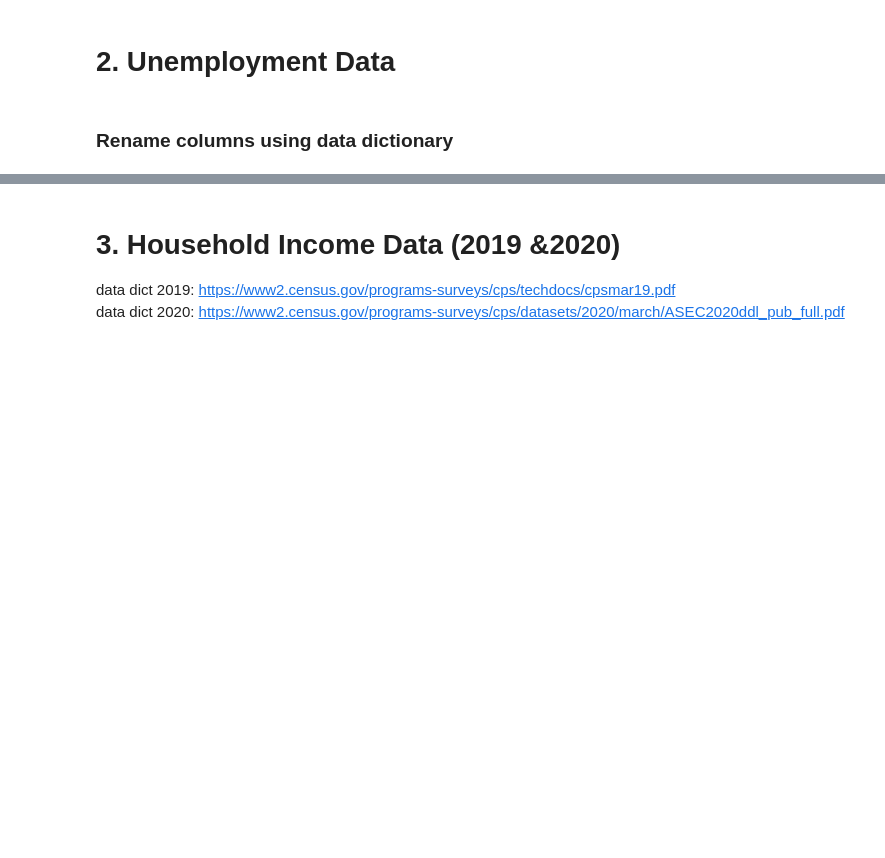
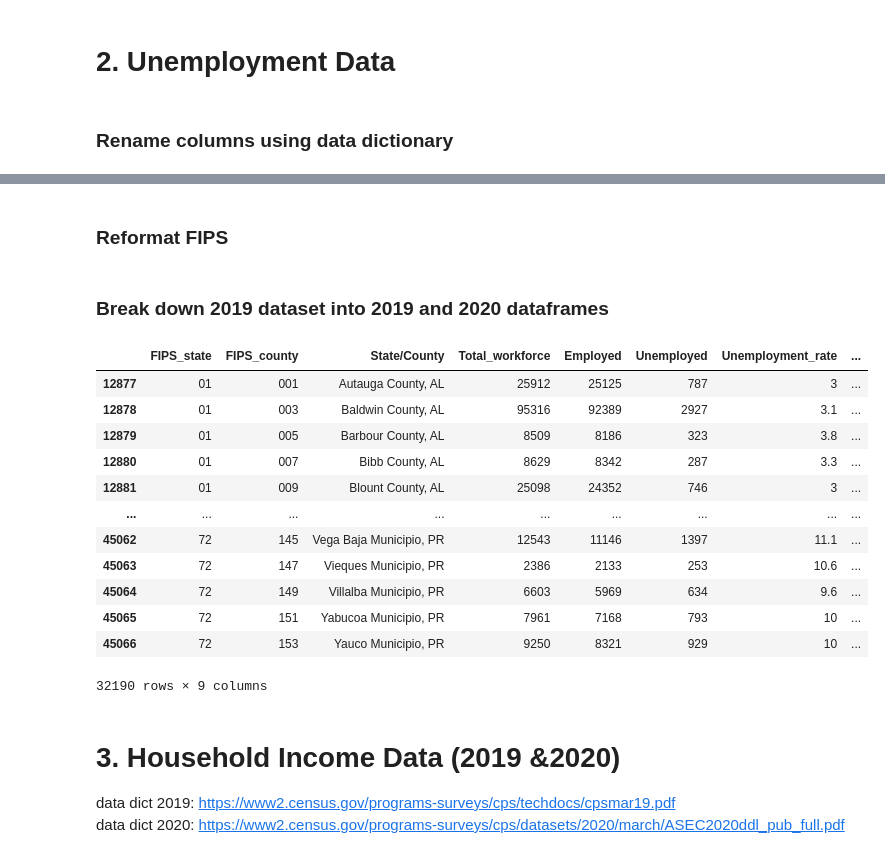
Before and after one commit to khyateed/projecting-food-insecurity, a Jupyter notebook: notebooks/cleaning.ipynb, the cells around one changed output, grey strips where cells are left out. Drawn from its saved outputs; the diff is of its cells as text; code cells hidden in the pictures; blank space fills up the shorter version.

Commit message:
reformatting FIPS almost done

```diff
--- a/notebooks/cleaning.ipynb
+++ b/notebooks/cleaning.ipynb
@@ -157,6 +157,6 @@ df_unemp_18.rename(columns = {'Code':'CN', 'Code.1':'FIPS_state', 'Code.2':'FIPS
                              'County Name/State Abbreviation': 'State/County', 'Unnamed: 5': 'idk',
                               'Force':'Total_workforce','(%)':'Unemployment_rate'}, inplace=True)
 # %%
-df_unemp_19.rename(columns = {'LAUS Code':'LAUS', 'Code':'FIPS_state', 'Code.1':'FIPS_county',
+df_unemp_19.rename(columns = {'LAUS Code':'CN', 'Code':'FIPS_state', 'Code.1':'FIPS_county',
                              'County Name/State Abbreviation': 'State/County',
                               'Force':'Total_workforce','(%)':'Unemployment_rate'}, inplace=True)
@@ -178,0 +223,2 @@ df_unemp_19
+# %% [markdown]
+### Reformat FIPS
@@ -179,3 +315,30 @@ df_unemp_19
+# %% [markdown]
+### Break down 2019 dataset into 2019 and 2020 dataframes
+# %%
+# Add year column for each, derived from Period column, and then drop period column
+df_unemp_20 = df_unemp_19[df_unemp_19['Period'].str.contains('20')]
+df_unemp_20['Year'] = '2020'
+df_unemp_20.drop('Period', axis=1, inplace=True)
+
+df_unemp_19 = df_unemp_19[df_unemp_19['Period'].str.contains('19')]
+df_unemp_19['Year'] = '2019'
+df_unemp_19.drop('Period', axis=1, inplace=True)
+# %%
+df_unemp_20
+# %% [output]
+|  | FIPS_state | FIPS_county | State/County | Total_workforce | Employed | Unemployed | Unemployment_rate | ... |
+| 12877 | 01 | 001 | Autauga County, AL | 25912 | 25125 | 787 | 3 | ... |
+| 12878 | 01 | 003 | Baldwin County, AL | 95316 | 92389 | 2927 | 3.1 | ... |
+| 12879 | 01 | 005 | Barbour County, AL | 8509 | 8186 | 323 | 3.8 | ... |
+| 12880 | 01 | 007 | Bibb County, AL | 8629 | 8342 | 287 | 3.3 | ... |
+| 12881 | 01 | 009 | Blount County, AL | 25098 | 24352 | 746 | 3 | ... |
+| ... | ... | ... | ... | ... | ... | ... | ... | ... |
+| 45062 | 72 | 145 | Vega Baja Municipio, PR | 12543 | 11146 | 1397 | 11.1 | ... |
+| 45063 | 72 | 147 | Vieques Municipio, PR | 2386 | 2133 | 253 | 10.6 | ... |
+| 45064 | 72 | 149 | Villalba Municipio, PR | 6603 | 5969 | 634 | 9.6 | ... |
+| 45065 | 72 | 151 | Yabucoa Municipio, PR | 7961 | 7168 | 793 | 10 | ... |
+| 45066 | 72 | 153 | Yauco Municipio, PR | 9250 | 8321 | 929 | 10 | ... |
+32190 rows × 9 columns
 # %% [markdown]
 # 3. Household Income Data (2019 &2020)
 data dict 2019: https://www2.census.gov/programs-surveys/cps/techdocs/cpsmar19.pdf<br>
```
Also changed, not shown: parts of 13 cells of this notebook.
